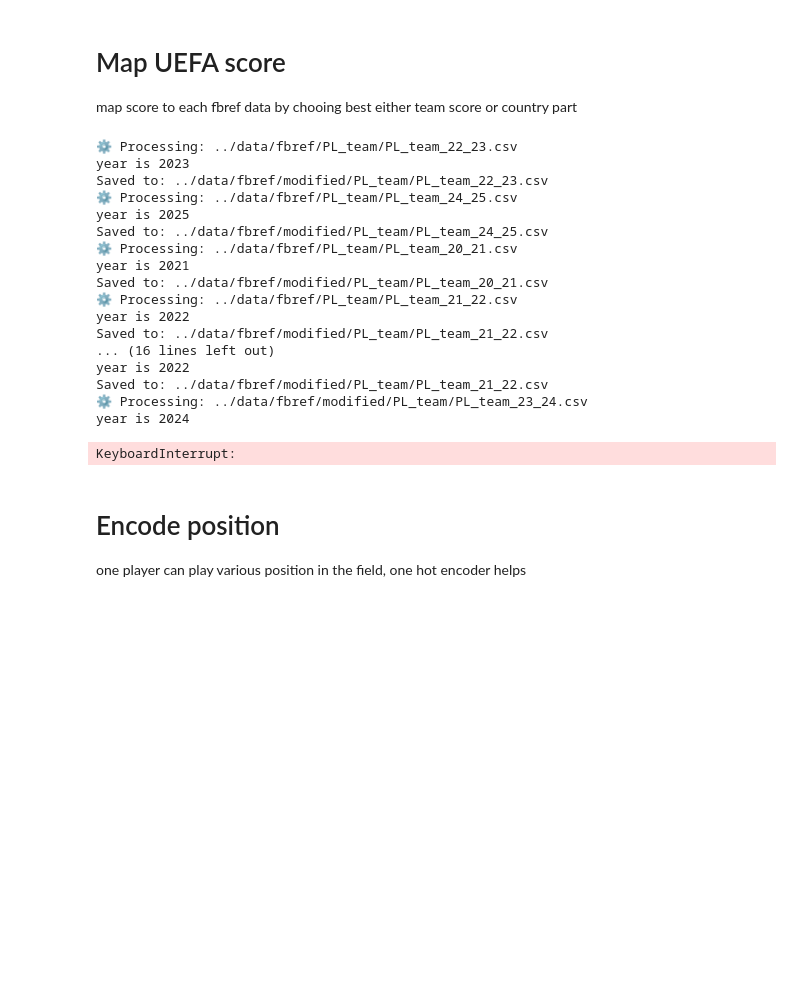
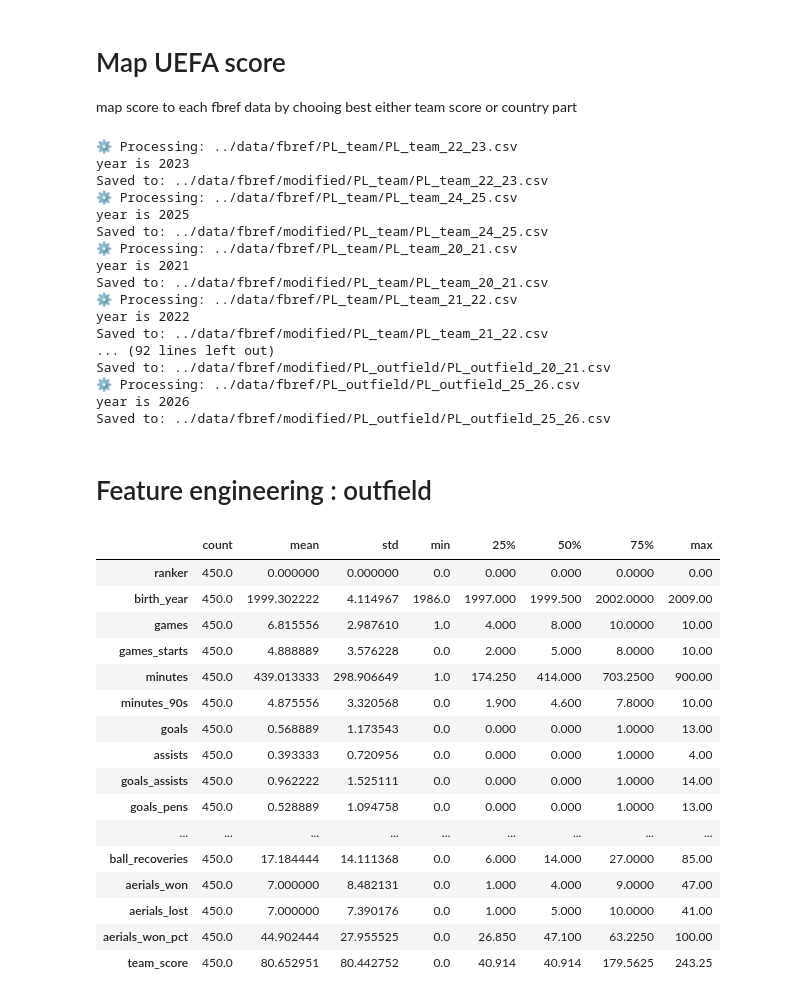
Before and after one commit to Nacnano/football-data-project, a Jupyter notebook: notebooks/mapping_fbref.ipynb, the cells around one changed output. Drawn from its saved outputs; the diff is of its cells as text; code cells hidden in the pictures; blank space fills up the shorter version.

```diff
--- a/notebooks/mapping_fbref.ipynb
+++ b/notebooks/mapping_fbref.ipynb
@@ -37,9 +24,9 @@ pd.set_option('display.max_colwidth', None)
 
 # --- Paths ---
 data_path = "../data/fbref/"
-save_path = "../data/fbref/modified"
+modified_path = "../data/fbref/modified"
 uefa_data_path = "../data/uefa/"
-os.makedirs(save_path, exist_ok=True)
+os.makedirs(modified_path, exist_ok=True)
 
 # --- Preload ranking data once ---
 def load_uefa_ranking(year):
@@ -78,8 +65,8 @@ for file in fbref_files:
     #df_encoded.drop(columns=['team'], inplace=True)
 
     # Save cleaned file
-    os.makedirs(os.path.join(save_path,subfolder), exist_ok=True)
-    output_file = os.path.join(save_path, subfolder, filename)
+    os.makedirs(os.path.join(modified_path,subfolder), exist_ok=True)
+    output_file = os.path.join(modified_path, subfolder, filename)
     df.to_csv(output_file, index=False)
     print(f"Saved to: {output_file}")
 # %% [output]
@@ -95,13 +82,34 @@ Saved to: ../data/fbref/modified/PL_team/PL_team_20_21.csv
 ⚙️ Processing: ../data/fbref/PL_team/PL_team_21_22.csv
 year is 2022
 Saved to: ../data/fbref/modified/PL_team/PL_team_21_22.csv
-... (16 lines left out)
-year is 2022
-Saved to: ../data/fbref/modified/PL_team/PL_team_21_22.csv
-⚙️ Processing: ../data/fbref/modified/PL_team/PL_team_23_24.csv
-year is 2024
+... (92 lines left out)
+Saved to: ../data/fbref/modified/PL_outfield/PL_outfield_20_21.csv
+⚙️ Processing: ../data/fbref/PL_outfield/PL_outfield_25_26.csv
+year is 2026
+Saved to: ../data/fbref/modified/PL_outfield/PL_outfield_25_26.csv
-KeyboardInterrupt:
 # %% [markdown]
-# Encode position
-
-one player can play various position in the field, one hot encoder helps
+# Feature engineering : outfield
+# %%
+pd.set_option('display.max_columns', None)
+pd.set_option('display.max_rows', None)
+# %%
+original_df = pd.read_csv('../data/fbref/modified/PL_outfield/PL_outfield_25_26.csv')
+original_df.describe().T
+# %% [output]
+|  | count | mean | std | min | 25% | 50% | 75% | max |
+| ranker | 450.0 | 0.000000 | 0.000000 | 0.0 | 0.000 | 0.000 | 0.0000 | 0.00 |
+| birth_year | 450.0 | 1999.302222 | 4.114967 | 1986.0 | 1997.000 | 1999.500 | 2002.0000 | 2009.00 |
+| games | 450.0 | 6.815556 | 2.987610 | 1.0 | 4.000 | 8.000 | 10.0000 | 10.00 |
+| games_starts | 450.0 | 4.888889 | 3.576228 | 0.0 | 2.000 | 5.000 | 8.0000 | 10.00 |
+| minutes | 450.0 | 439.013333 | 298.906649 | 1.0 | 174.250 | 414.000 | 703.2500 | 900.00 |
+| minutes_90s | 450.0 | 4.875556 | 3.320568 | 0.0 | 1.900 | 4.600 | 7.8000 | 10.00 |
+| goals | 450.0 | 0.568889 | 1.173543 | 0.0 | 0.000 | 0.000 | 1.0000 | 13.00 |
+| assists | 450.0 | 0.393333 | 0.720956 | 0.0 | 0.000 | 0.000 | 1.0000 | 4.00 |
+| goals_assists | 450.0 | 0.962222 | 1.525111 | 0.0 | 0.000 | 0.000 | 1.0000 | 14.00 |
+| goals_pens | 450.0 | 0.528889 | 1.094758 | 0.0 | 0.000 | 0.000 | 1.0000 | 13.00 |
+| ... | ... | ... | ... | ... | ... | ... | ... | ... |
+| ball_recoveries | 450.0 | 17.184444 | 14.111368 | 0.0 | 6.000 | 14.000 | 27.0000 | 85.00 |
+| aerials_won | 450.0 | 7.000000 | 8.482131 | 0.0 | 1.000 | 4.000 | 9.0000 | 47.00 |
+| aerials_lost | 450.0 | 7.000000 | 7.390176 | 0.0 | 1.000 | 5.000 | 10.0000 | 41.00 |
+| aerials_won_pct | 450.0 | 44.902444 | 27.955525 | 0.0 | 26.850 | 47.100 | 63.2250 | 100.00 |
+| team_score | 450.0 | 80.652951 | 80.442752 | 0.0 | 40.914 | 40.914 | 179.5625 | 243.25 |
```
Also changed, not shown: parts of 5 cells of this notebook, 13 other files.
